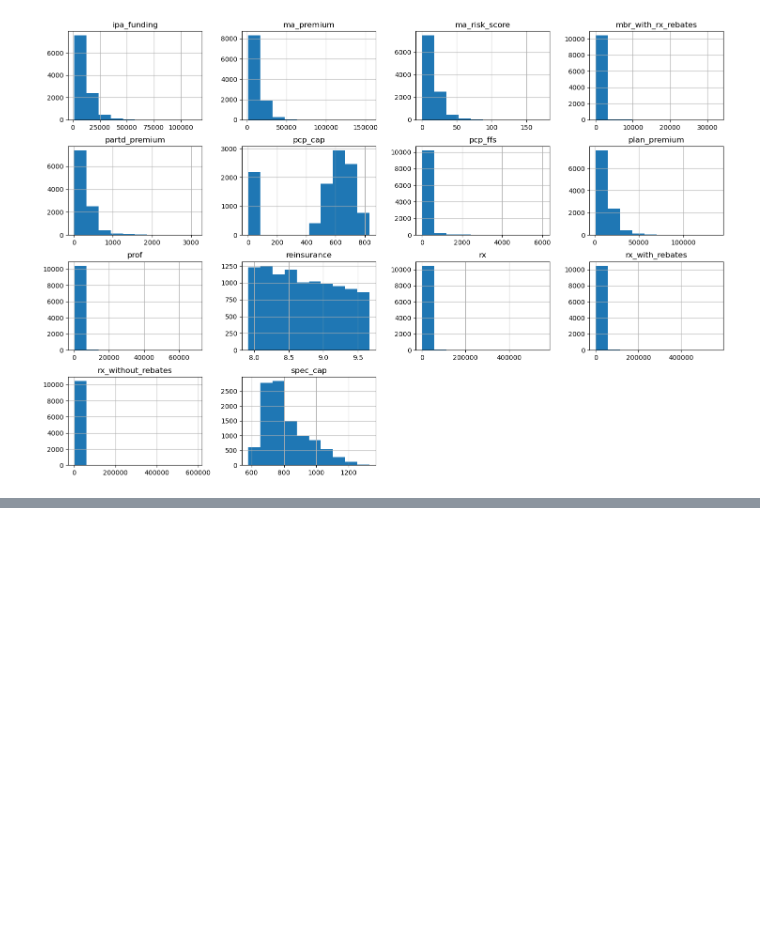
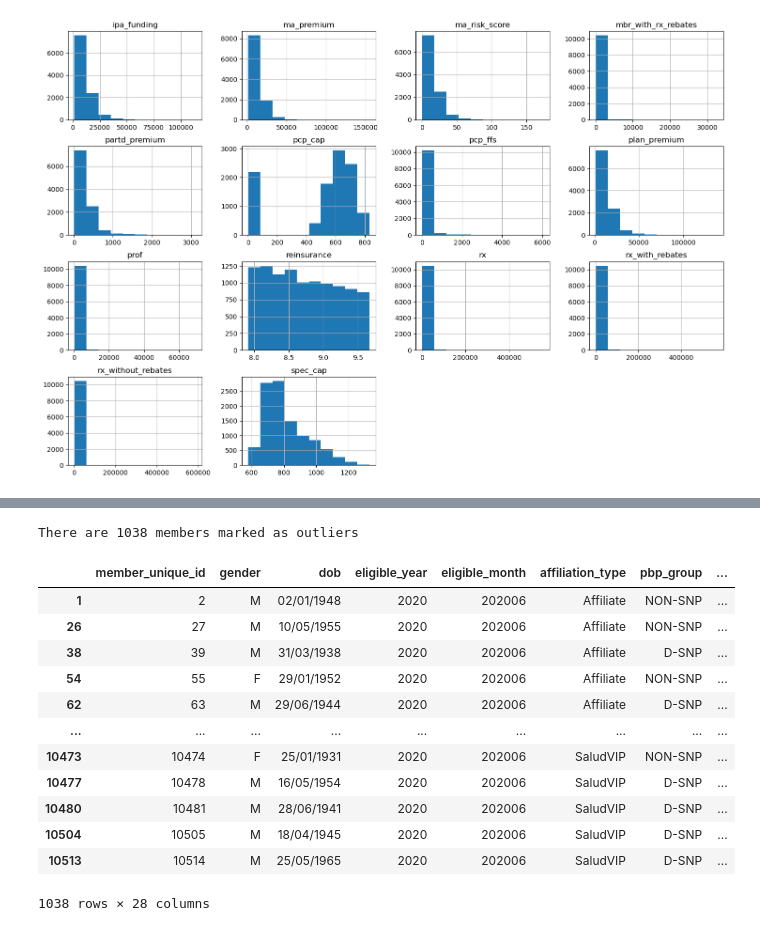
Before and after one commit to Piotr8706/Smaller_data_projects, a Jupyter notebook: Outliers Detection/Outliers_detection.ipynb, the cells around one changed output, grey strips where cells are left out. Cells and saved outputs as stored; diff of their text form; code cells hidden in the pictures; blank space fills up the shorter version.

```diff
--- a/Outliers Detection/Outliers_detection.ipynb
+++ b/Outliers Detection/Outliers_detection.ipynb
@@ -102,0 +153,28 @@ _ = df[currency_columns].hist(figsize=(18, 12))
+# %%
+isolation_forest = IsolationForest()
+
+isolation_forest = isolation_forest.fit(df[currency_columns])
+
+inference = isolation_forest.predict(df[currency_columns])
+
+
+indices_if = np.where(inference == -1)[0]  # np.where() returns a tuple of one element
+
+print("There are", len(indices_if), "members marked as outliers")
+
+df.iloc[indices_if]
+# %% [output]
+There are 1038 members marked as outliers
+|  | member_unique_id | gender | dob | eligible_year | eligible_month | affiliation_type | pbp_group | ... |
+| 1 | 2 | M | 02/01/1948 | 2020 | 202006 | Affiliate | NON-SNP | ... |
+| 26 | 27 | M | 10/05/1955 | 2020 | 202006 | Affiliate | NON-SNP | ... |
+| 38 | 39 | M | 31/03/1938 | 2020 | 202006 | Affiliate | D-SNP | ... |
+| 54 | 55 | F | 29/01/1952 | 2020 | 202006 | Affiliate | NON-SNP | ... |
+| 62 | 63 | M | 29/06/1944 | 2020 | 202006 | Affiliate | D-SNP | ... |
+| ... | ... | ... | ... | ... | ... | ... | ... | ... |
+| 10473 | 10474 | F | 25/01/1931 | 2020 | 202006 | SaludVIP | NON-SNP | ... |
+| 10477 | 10478 | M | 16/05/1954 | 2020 | 202006 | SaludVIP | D-SNP | ... |
+| 10480 | 10481 | M | 28/06/1941 | 2020 | 202006 | SaludVIP | D-SNP | ... |
+| 10504 | 10505 | M | 18/04/1945 | 2020 | 202006 | SaludVIP | D-SNP | ... |
+| 10513 | 10514 | M | 25/05/1965 | 2020 | 202006 | SaludVIP | D-SNP | ... |
+1038 rows × 28 columns
```
Also changed, not shown: parts of 7 cells of this notebook.
